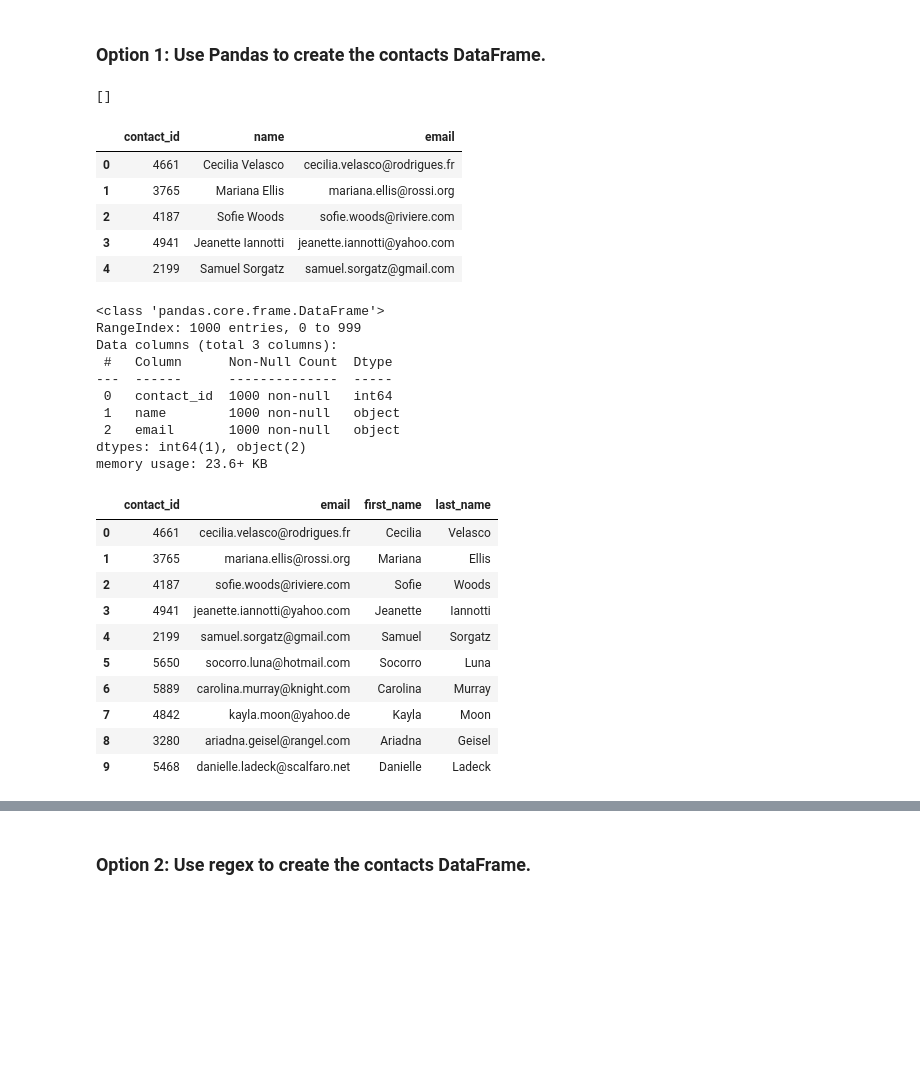
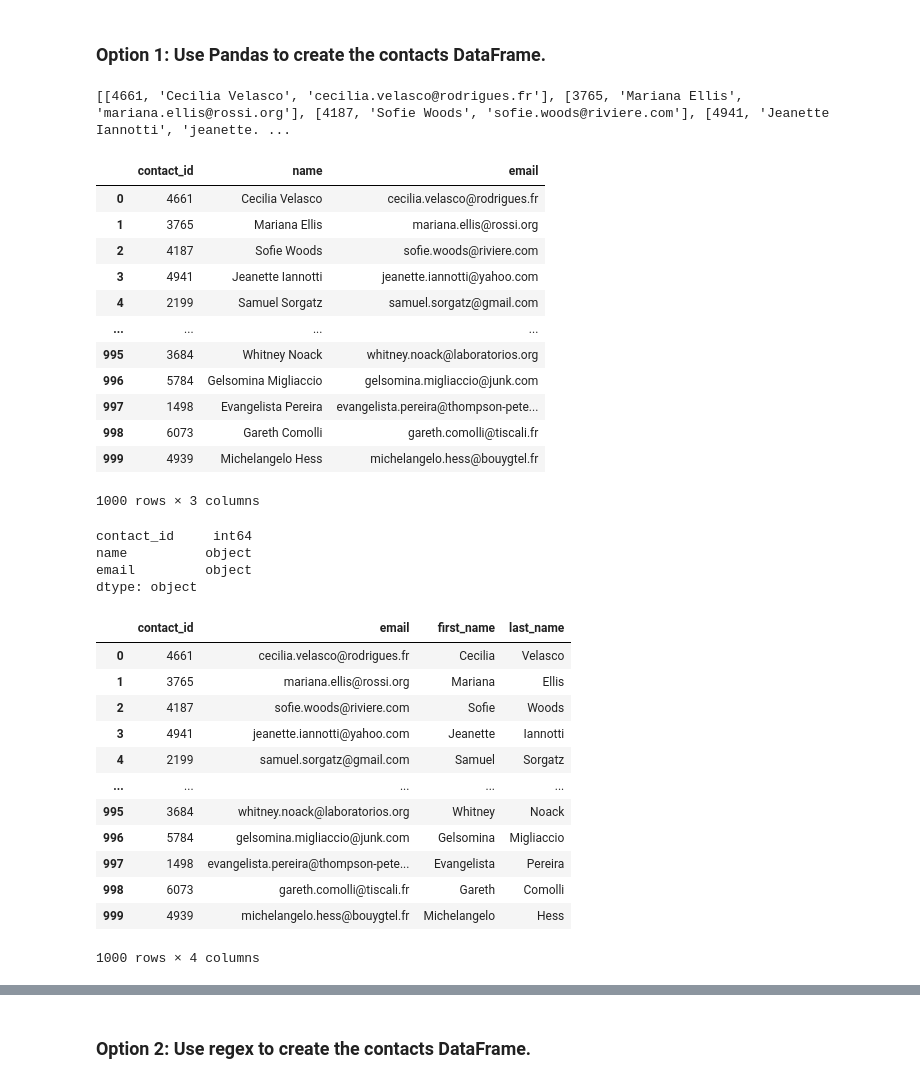
Before and after one commit to casscode/Crowdfunding_ETL, a Jupyter notebook: Starter_Files/Resources/ETL_Mini_Project_RDominguez_CNichols.ipynb, the cells around one changed output, grey strips where cells are left out. Drawn from its saved outputs; the diff is of its cells as text; code cells hidden in the pictures; blank space fills up the shorter version.

```diff
--- a/Starter_Files/Resources/ETL_Mini_Project_RDominguez_CNichols.ipynb
+++ b/Starter_Files/Resources/ETL_Mini_Project_RDominguez_CNichols.ipynb
@@ -258,6 +256,6 @@ campaign_cleaned.to_csv("Resources/campaign.csv", index=False)
 ### Extract the contacts.xlsx Data.
 # %%
 # Read the data into a Pandas DataFrame. Use the `header=2` parameter when reading in the data.
-contact_info_df = pd.read_excel('../Resources/contacts.xlsx', header=2)
+contact_info_df = pd.read_excel('../Resources/contacts.xlsx', header=3)
 contact_info_df.head()
 # %% [output]
@@ -283,14 +281,21 @@ Then export the DataFrame as a `contacts.csv` CSV file.
 # Iterate through the contact_info_df and convert each row to a dictionary.
 import json
 dict_values = []
+for i, row in contact_info_df.iterrows():
+    data = (row["contact_info"])
+    json_data = json.loads(data)
+    row_values = [v for k, v in json_data.items()]
+    dict_values.append(row_values)
 
 # Print out the list of values for each row.
 print(dict_values)
 # %% [output]
-[]
+[[4661, 'Cecilia Velasco', 'cecilia.velasco@rodrigues.fr'], [3765, 'Mariana Ellis', 'mariana.ellis@rossi.org'], [4187, 'Sofie Woods', 'sofie.woods@riviere.com'], [4941, 'Jeanette Iannotti', 'jeanette. ...
 # %%
 # Create a contact_info DataFrame and add each list of values, i.e., each row
 # to the 'contact_id', 'name', 'email' columns.
+contact_info_df = pd.DataFrame(dict_values, columns=['contact_id', 'name', 'email'])
+contact_info_df
 # %% [output]
 |  | contact_id | name | email |
 | 0 | 4661 | Cecilia Velasco | cecilia.velasco@rodrigues.fr |
@@ -298,35 +303,42 @@ print(dict_values)
 | 2 | 4187 | Sofie Woods | sofie.woods@riviere.com |
 | 3 | 4941 | Jeanette Iannotti | jeanette.iannotti@yahoo.com |
 | 4 | 2199 | Samuel Sorgatz | samuel.sorgatz@gmail.com |
+| ... | ... | ... | ... |
+| 995 | 3684 | Whitney Noack | whitney.noack@laboratorios.org |
+| 996 | 5784 | Gelsomina Migliaccio | gelsomina.migliaccio@junk.com |
+| 997 | 1498 | Evangelista Pereira | evangelista.pereira@thompson-pete... |
+| 998 | 6073 | Gareth Comolli | gareth.comolli@tiscali.fr |
+| 999 | 4939 | Michelangelo Hess | michelangelo.hess@bouygtel.fr |
+1000 rows × 3 columns
 # %%
 # Check the datatypes.
+contact_info_df.dtypes
 # %% [output]
-<class 'pandas.core.frame.DataFrame'>
-RangeIndex: 1000 entries, 0 to 999
-Data columns (total 3 columns):
- #   Column      Non-Null Count  Dtype
----  ------      --------------  -----
- 0   contact_id  1000 non-null   int64
- 1   name        1000 non-null   object
- 2   email       1000 non-null   object
-dtypes: int64(1), object(2)
-memory usage: 23.6+ KB
+contact_id     int64
+name          object
+email         object
+dtype: object
 # %%
 # Create a "first"name" and "last_name" column with the first and last names from the "name" column.
-
+contact_info_df[["first_name", "last_name"]] = contact_info_df["name"].str.split(" ", expand=True)
 
 # Drop the contact_name column
+contact_info_df = contact_info_df.drop("name", axis=1)
+contact_info_df_clean = contact_info_df.copy()
+contact_info_df_clean
 # %% [output]
 |  | contact_id | email | first_name | last_name |
 | 0 | 4661 | cecilia.velasco@rodrigues.fr | Cecilia | Velasco |
 | 1 | 3765 | mariana.ellis@rossi.org | Mariana | Ellis |
 | 2 | 4187 | sofie.woods@riviere.com | Sofie | Woods |
 | 3 | 4941 | jeanette.iannotti@yahoo.com | Jeanette | Iannotti |
 | 4 | 2199 | samuel.sorgatz@gmail.com | Samuel | Sorgatz |
-| 5 | 5650 | socorro.luna@hotmail.com | Socorro | Luna |
-| 6 | 5889 | carolina.murray@knight.com | Carolina | Murray |
-| 7 | 4842 | kayla.moon@yahoo.de | Kayla | Moon |
-| 8 | 3280 | ariadna.geisel@rangel.com | Ariadna | Geisel |
-| 9 | 5468 | danielle.ladeck@scalfaro.net | Danielle | Ladeck |
+| ... | ... | ... | ... | ... |
+| 995 | 3684 | whitney.noack@laboratorios.org | Whitney | Noack |
+| 996 | 5784 | gelsomina.migliaccio@junk.com | Gelsomina | Migliaccio |
+| 997 | 1498 | evangelista.pereira@thompson-pete... | Evangelista | Pereira |
+| 998 | 6073 | gareth.comolli@tiscali.fr | Gareth | Comolli |
+| 999 | 4939 | michelangelo.hess@bouygtel.fr | Michelangelo | Hess |
+1000 rows × 4 columns
 # %%
 # Reorder the columns
```
Also changed, not shown: parts of 6 cells of this notebook, 2 other files.
